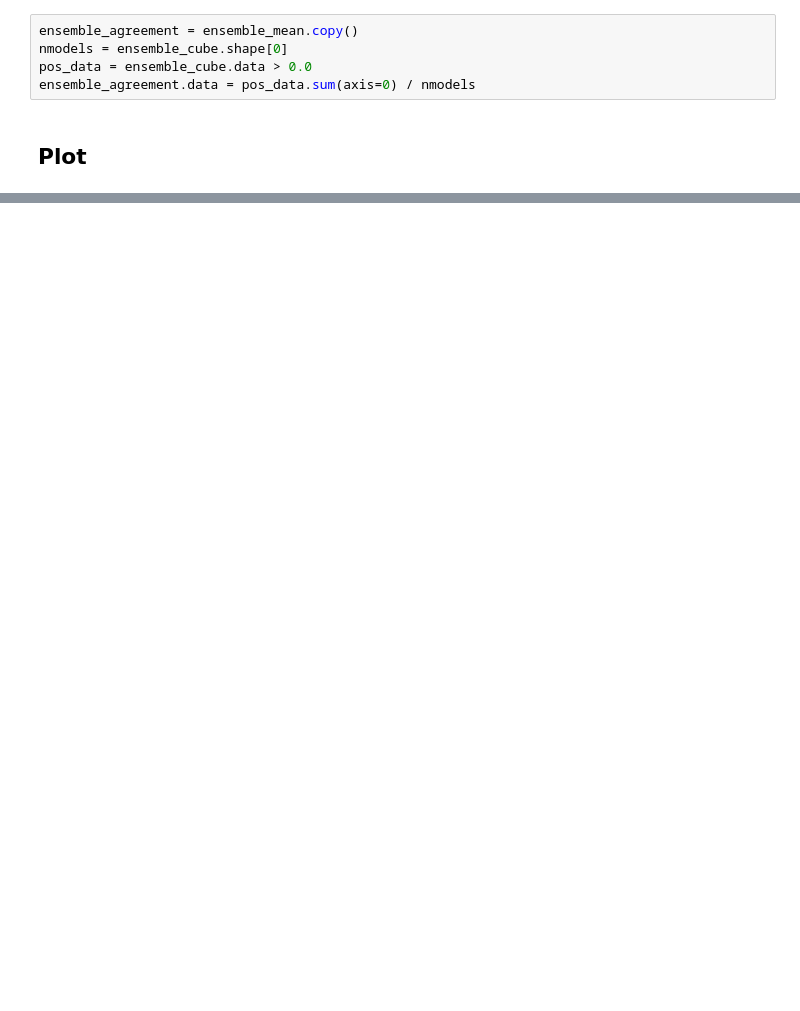
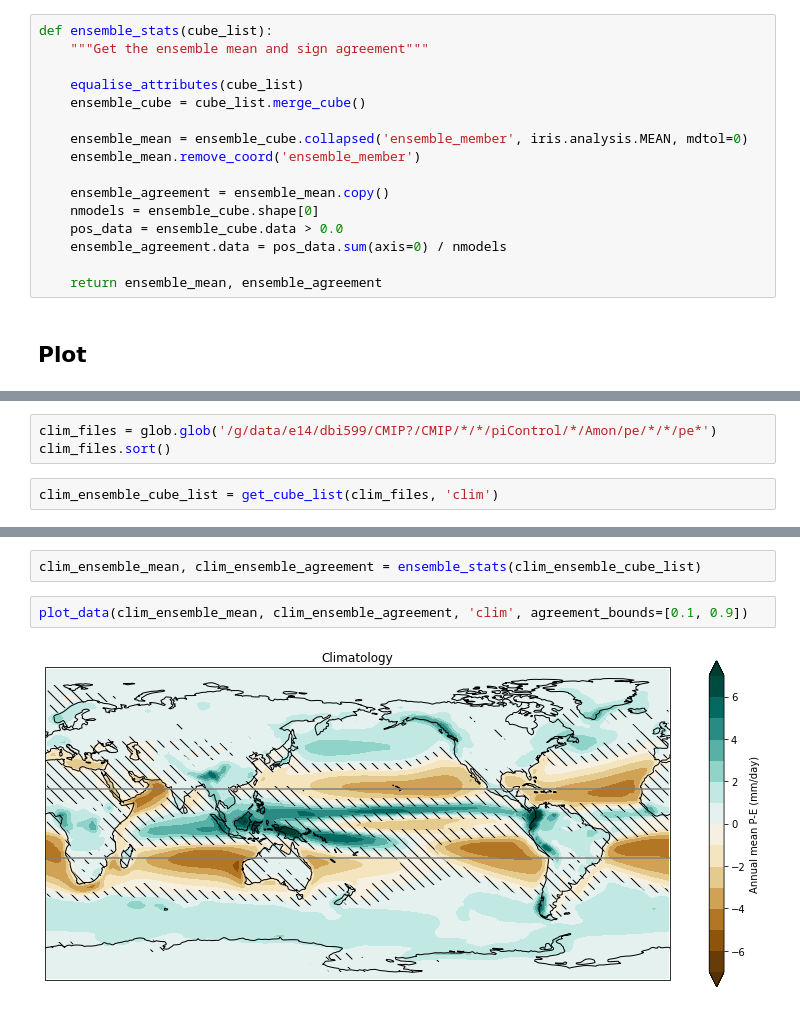
Before and after one commit to DamienIrving/ocean-analysis, a Jupyter notebook: development/pe_ensemble_plot.ipynb, the cells around one changed output, grey strips where cells are left out. Cells and saved outputs as stored; diff of their text form; blank space fills up the shorter version.

Commit message:
P-E ensemble climatology with agreement stippling

```diff
--- a/development/pe_ensemble_plot.ipynb
+++ b/development/pe_ensemble_plot.ipynb
@@ -93,8 +83,19 @@ ensemble_mean.remove_coord('ensemble_member')
 # %%
-ensemble_agreement = ensemble_mean.copy()
-nmodels = ensemble_cube.shape[0]
-pos_data = ensemble_cube.data > 0.0
-ensemble_agreement.data = pos_data.sum(axis=0) / nmodels
+def ensemble_stats(cube_list):
+    """Get the ensemble mean and sign agreement"""
+
+    equalise_attributes(cube_list)
+    ensemble_cube = cube_list.merge_cube()
+
+    ensemble_mean = ensemble_cube.collapsed('ensemble_member', iris.analysis.MEAN, mdtol=0)
+    ensemble_mean.remove_coord('ensemble_member')
+
+    ensemble_agreement = ensemble_mean.copy()
+    nmodels = ensemble_cube.shape[0]
+    pos_data = ensemble_cube.data > 0.0
+    ensemble_agreement.data = pos_data.sum(axis=0) / nmodels
+
+    return ensemble_mean, ensemble_agreement
 # %% [markdown]
 ## Plot
 # %%
@@ -138,0 +158,5 @@ plt.show()
+# %%
+clim_files = glob.glob('/g/data/e14/dbi599/CMIP?/CMIP/*/*/piControl/*/Amon/pe/*/*/pe*')
+clim_files.sort()
+# %%
+clim_ensemble_cube_list = get_cube_list(clim_files, 'clim')
@@ -138,0 +182,6 @@ plt.show()
+# %%
+clim_ensemble_mean, clim_ensemble_agreement = ensemble_stats(clim_ensemble_cube_list)
+# %%
+plot_data(clim_ensemble_mean, clim_ensemble_agreement, 'clim', agreement_bounds=[0.1, 0.9])
+# %% [output]
+[figure, added]
```
Also changed, not shown: parts of 20 cells of this notebook, 1 other file.
